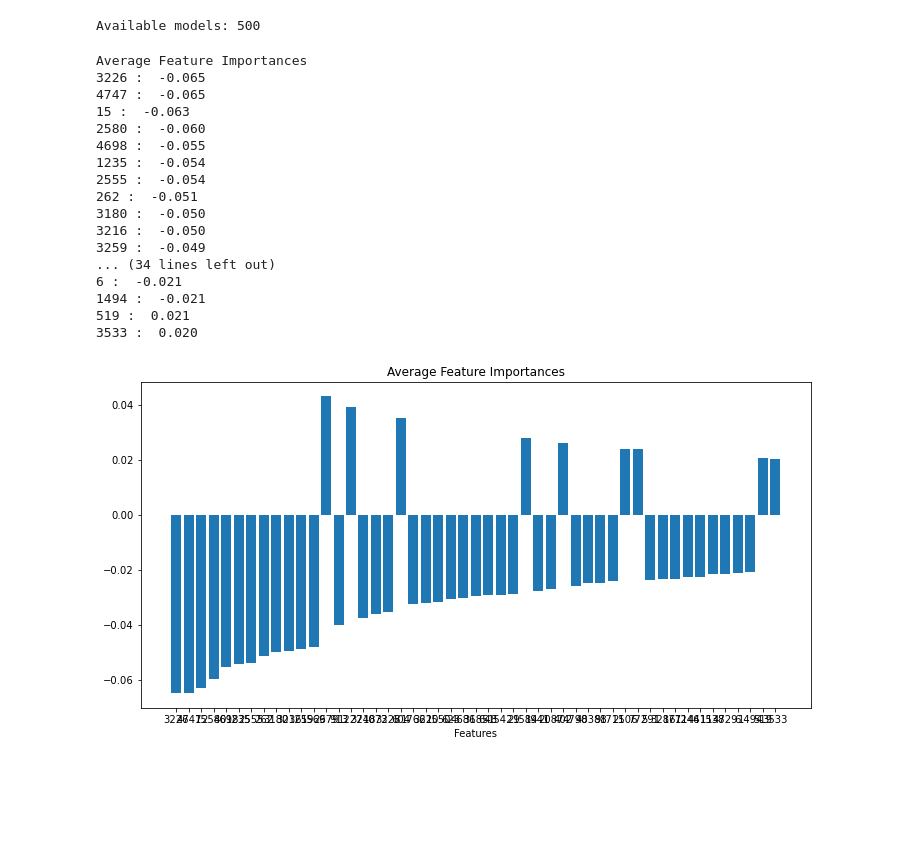
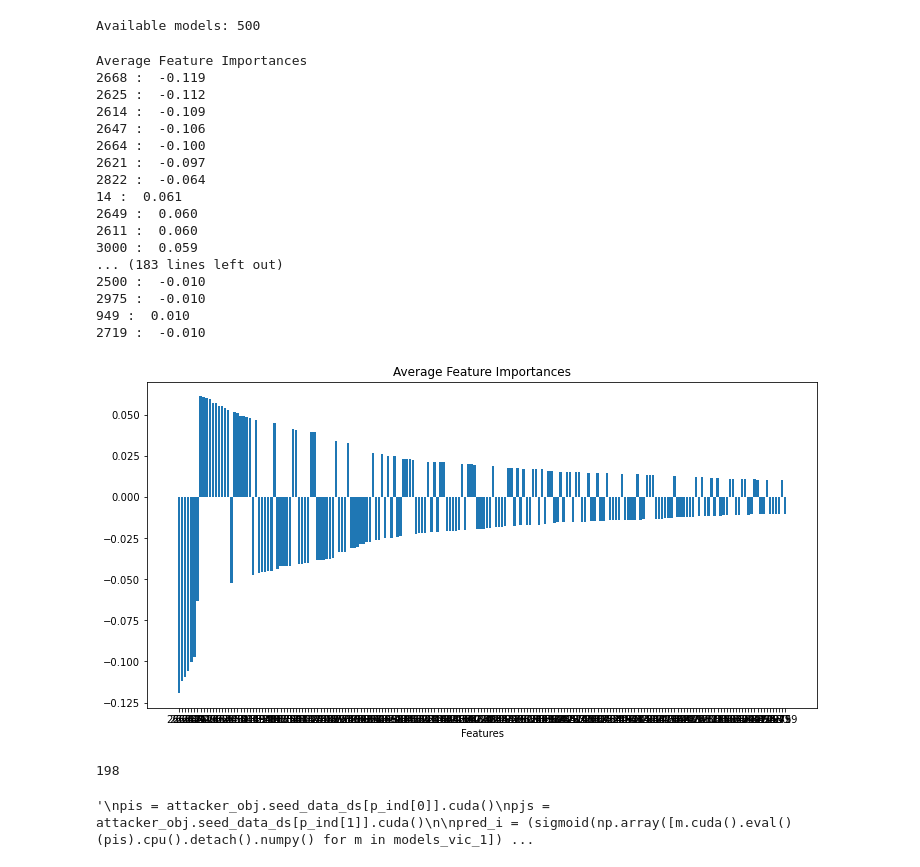
Before and after one commit to iamgroot42/dissecting_dist_inf, a Jupyter notebook: experiments/interpretability_amc.ipynb, the cells around one changed output. Cells and saved outputs as stored; diff of their text form; code cells hidden in the pictures; blank space fills up the shorter version.

```diff
--- a/experiments/interpretability_amc.ipynb
+++ b/experiments/interpretability_amc.ipynb
@@ -53,7 +53,7 @@ models_vic_1 = ds_vic_1.get_models(
             custom_models_path=None,)
 
         # For each value (of property) asked to experiment with
-for i, prop_value in enumerate([attack_config.values[0]]):
+for i, prop_value in enumerate([attack_config.values[2]]):
             # Creata a copy of the data config, with the property value
             # changed to the current value
     _, data_config_vic_2 = get_dfs_for_victim_and_adv(
@@ -82,7 +82,7 @@ for i, prop_value in enumerate([attack_config.values[0]]):
             # Look at all models
     attack_model_path_dir = os.path.join(
                 meta_path, str(prop_value))
-    for attack_model_path in [os.listdir(attack_model_path_dir)[0]]:
+    for attack_model_path in [os.listdir(attack_model_path_dir)[1]]:
                 # Skip if directory
         if os.path.isdir(os.path.join(attack_model_path_dir, attack_model_path)):
                     continue
@@ -163,41 +163,70 @@ attr = [x.cpu().detach().numpy() for x in attr]
 # %%
 attr = attr[:4]
 import matplotlib
 import matplotlib.pyplot as plt
 %matplotlib inline
 import numpy as np
 from scipy import stats
 import pandas as pd
+#plt.figure(dpi=1200)
 def visualize_importances(feature_names, importances, title="Average Feature Importances", plot=True, axis_title="Features"):
     print(title)
     for i in range(len(feature_names)):
         print(feature_names[i], ": ", '%.3f'%(importances[i]))
     x_pos = (np.arange(len(feature_names)))
     if plot:
         plt.figure(figsize=(12,6))
         plt.bar(x_pos, importances, align='center')
         plt.xticks(x_pos, feature_names, wrap=True)
         plt.xlabel(axis_title)
         plt.title(title)
 means = np.mean(np.mean(attr,axis=0), axis=0)
-ind = np.argsort(np.absolute(means))[::-1][:int(0.05*len(means))]
+ind = np.argsort(np.absolute(means))[::-1][:int(0.2*len(means))]
 visualize_importances(attacker_obj.retained_pairs[ind], means[ind])
 # %% [output]
 Average Feature Importances
-3226 :  -0.065
-4747 :  -0.065
-15 :  -0.063
-2580 :  -0.060
-4698 :  -0.055
-1235 :  -0.054
-2555 :  -0.054
-262 :  -0.051
-3180 :  -0.050
-3216 :  -0.050
-3259 :  -0.049
-... (34 lines left out)
-6 :  -0.021
-1494 :  -0.021
-519 :  0.021
-3533 :  0.020
+2668 :  -0.119
+2625 :  -0.112
+2614 :  -0.109
+2647 :  -0.106
+2664 :  -0.100
+2621 :  -0.097
+2822 :  -0.064
+14 :  0.061
+2649 :  0.060
+2611 :  0.060
+3000 :  0.059
+... (183 lines left out)
+2500 :  -0.010
+2975 :  -0.010
+949 :  0.010
+2719 :  -0.010
-[figure, old version]
+[figure, new version]
+# %%
+print(len(ind))
+def reverse_ind(x,leng):
+#get the indexes of points from the index of pairs, x. leng is # of points
+    indices_i, indices_j = [], []
+    f = np.arange(leng)
+    for j in f[:-1]:
+        others = f[j+1:]
+        indices_i += [j] * len(others)
+        indices_j += list(range(j+1, leng))
+    indices_i = np.array(indices_i)
+    indices_j = np.array(indices_j)
+    return (indices_i[x],indices_j[x])
+# %% [output]
+198
+# %%
+from distribution_inference.attacks.blackbox.core import sigmoid
+
+p_ind = reverse_ind(attacker_obj.retained_pairs[ind],len(attacker_obj.seed_data_ds))
+"""
+pis = attacker_obj.seed_data_ds[p_ind[0]].cuda()
+pjs = attacker_obj.seed_data_ds[p_ind[1]].cuda()
+
+pred_i = (sigmoid(np.array([m.cuda().eval()(pis).cpu().detach().numpy() for m in models_vic_1])),sigmoid(np.array([m.cuda().eval()(pis).cpu().detach().numpy() for m in models_vic_2])))
+pred_j = (sigmoid(np.array([m.cuda().eval()(pjs).cpu().detach().numpy() for m in models_vic_1])),sigmoid(np.array([m.cuda().eval()(pjs).cpu().detach().numpy() for m in models_vic_2])))
+"""
+# %% [output]
+'\npis = attacker_obj.seed_data_ds[p_ind[0]].cuda()\npjs = attacker_obj.seed_data_ds[p_ind[1]].cuda()\n\npred_i = (sigmoid(np.array([m.cuda().eval()(pis).cpu().detach().numpy() for m in models_vic_1]) ...
```
Also changed, not shown: parts of 4 cells of this notebook.
